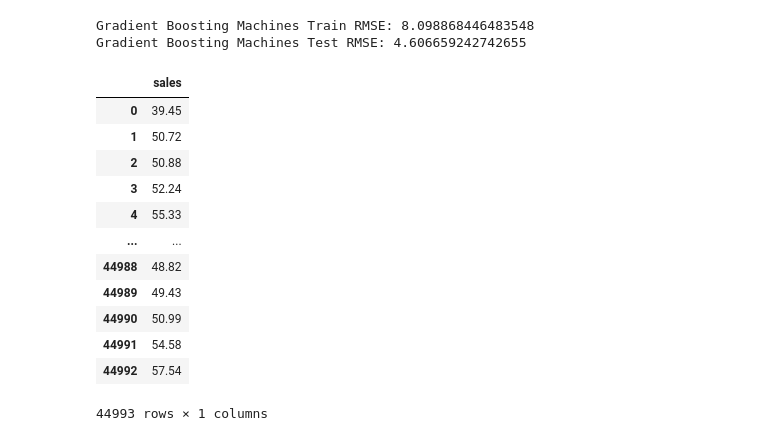
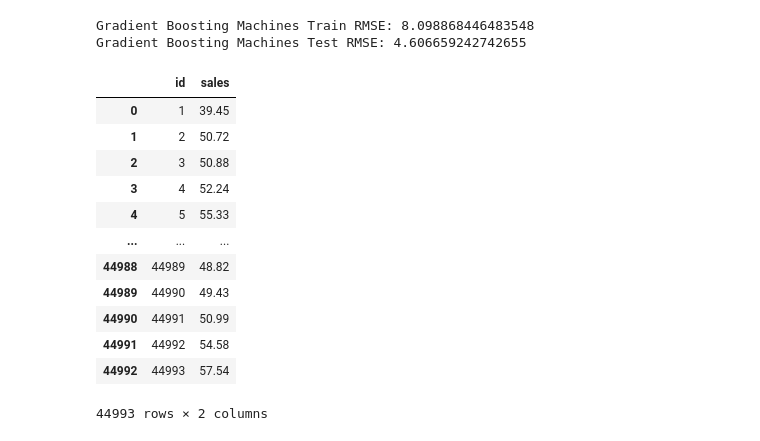
Before and after one commit to ewerton-andrade/DataScienceEvolution, a Jupyter notebook: notebook4adeb63ab9.ipynb, the cells around one changed output. Saved outputs shown, nothing was run; the diff lists cells and outputs as text; code cells hidden in the pictures.

```diff
--- a/notebook4adeb63ab9.ipynb
+++ b/notebook4adeb63ab9.ipynb
@@ -385,19 +385,20 @@ Gradient Boosting Machines Test RMSE: 4.606659242742655
 # %%
 submission = pd.DataFrame()
 submission['sales'] = y_pred_test_rf.copy()
+submission.insert(0, 'id', range(1, len(submission) + 1))
 submission
 # %% [output]
-|  | sales |
-| 0 | 39.45 |
-| 1 | 50.72 |
-| 2 | 50.88 |
-| 3 | 52.24 |
-| 4 | 55.33 |
-| ... | ... |
-| 44988 | 48.82 |
-| 44989 | 49.43 |
-| 44990 | 50.99 |
-| 44991 | 54.58 |
-| 44992 | 57.54 |
+|  | id | sales |
+| 0 | 1 | 39.45 |
+| 1 | 2 | 50.72 |
+| 2 | 3 | 50.88 |
+| 3 | 4 | 52.24 |
+| 4 | 5 | 55.33 |
+| ... | ... | ... |
+| 44988 | 44989 | 48.82 |
+| 44989 | 44990 | 49.43 |
+| 44990 | 44991 | 50.99 |
+| 44991 | 44992 | 54.58 |
+| 44992 | 44993 | 57.54 |
-44993 rows × 1 columns
+44993 rows × 2 columns
 # %%
```
Also changed, not shown: parts of 1 cell of this notebook.
